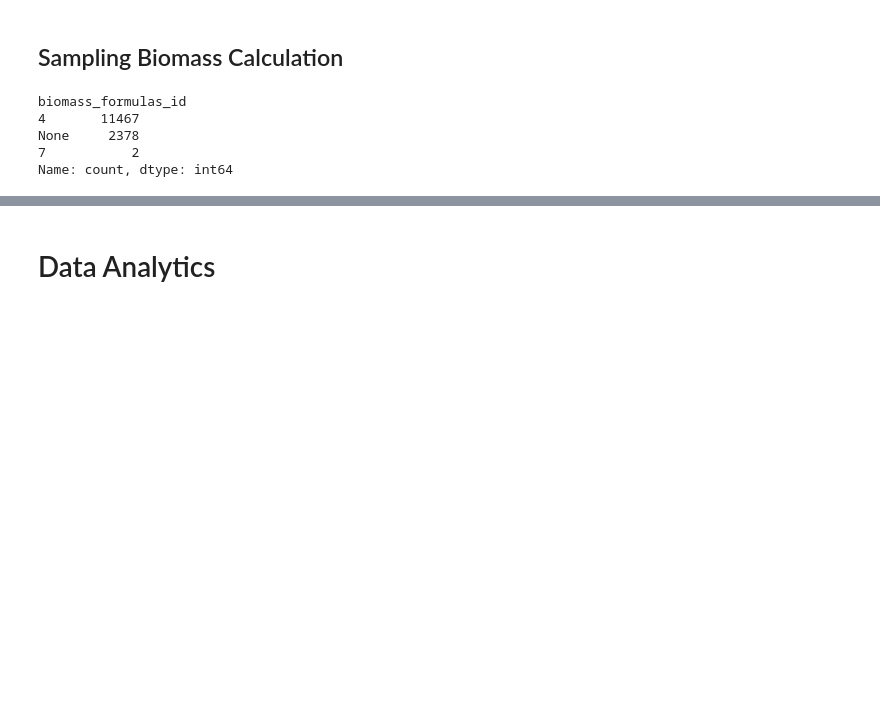
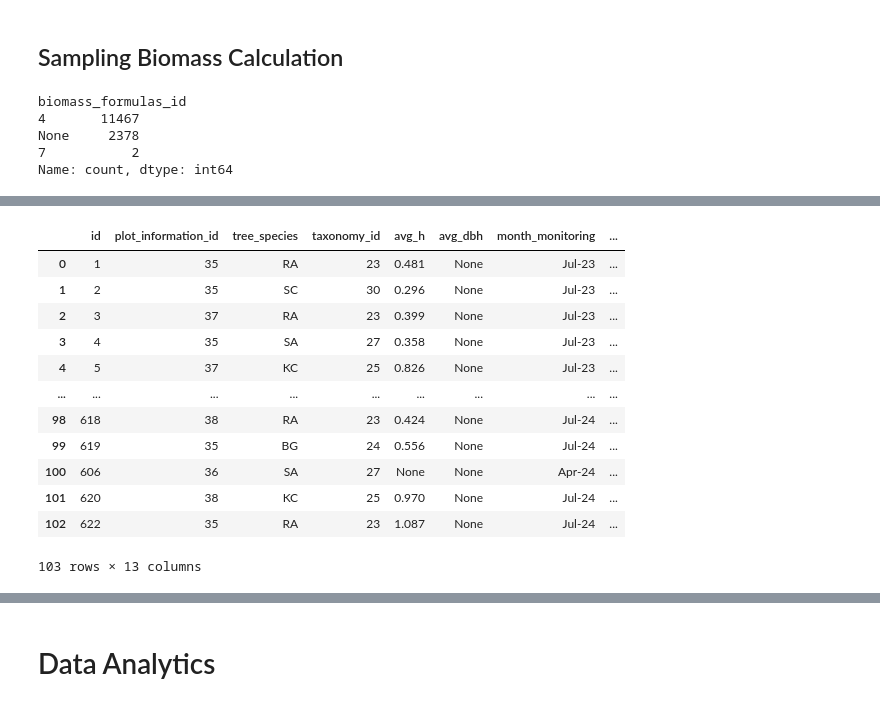
Before and after one commit to ZakiRMuc/CBRMS, a Jupyter notebook: CBRMS_biomass.ipynb, the cells around one changed output, grey strips where cells are left out. Cells and saved outputs as stored; diff of their text form; code cells hidden in the pictures; blank space fills up the shorter version.

```diff
--- a/CBRMS_biomass.ipynb
+++ b/CBRMS_biomass.ipynb
@@ -284,0 +346,4 @@ Name: count, dtype: int64
+# %%
+tree_samplings[['tree_height', 'tree_dbh']] = tree_samplings[['tree_height', 'tree_dbh']].astype(float)
+# %%
+proto_sampling_avgs = tree_samplings.groupby(['plot_information_id','taxonomy_id','month_monitoring'])[['tree_height','tree_dbh']].agg('mean').reset_index()
@@ -284,0 +366,20 @@ Name: count, dtype: int64
+# %%
+sampling_avgs = fetch_table_to_df(conn, "SELECT * FROM sampling_avgs")
+# %%
+yes = sampling_avgs.merge(proto_sampling_avgs)
+# %%
+yes
+# %% [output]
+|  | id | plot_information_id | tree_species | taxonomy_id | avg_h | avg_dbh | month_monitoring | ... |
+| 0 | 1 | 35 | RA | 23 | 0.481 | None | Jul-23 | ... |
+| 1 | 2 | 35 | SC | 30 | 0.296 | None | Jul-23 | ... |
+| 2 | 3 | 37 | RA | 23 | 0.399 | None | Jul-23 | ... |
+| 3 | 4 | 35 | SA | 27 | 0.358 | None | Jul-23 | ... |
+| 4 | 5 | 37 | KC | 25 | 0.826 | None | Jul-23 | ... |
+| ... | ... | ... | ... | ... | ... | ... | ... | ... |
+| 98 | 618 | 38 | RA | 23 | 0.424 | None | Jul-24 | ... |
+| 99 | 619 | 35 | BG | 24 | 0.556 | None | Jul-24 | ... |
+| 100 | 606 | 36 | SA | 27 | None | None | Apr-24 | ... |
+| 101 | 620 | 38 | KC | 25 | 0.970 | None | Jul-24 | ... |
+| 102 | 622 | 35 | RA | 23 | 1.087 | None | Jul-24 | ... |
+103 rows × 13 columns
```
Also changed, not shown: parts of 60 cells of this notebook, 1 other file.
